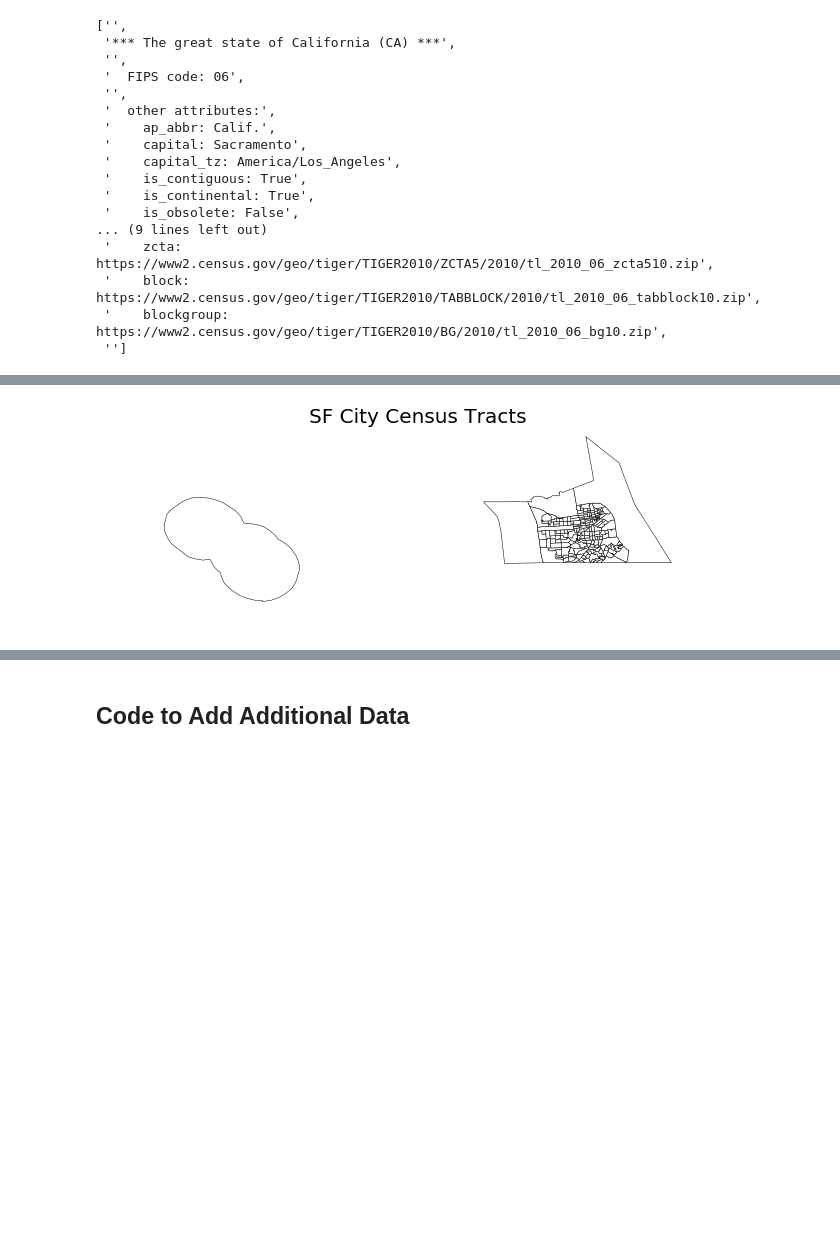
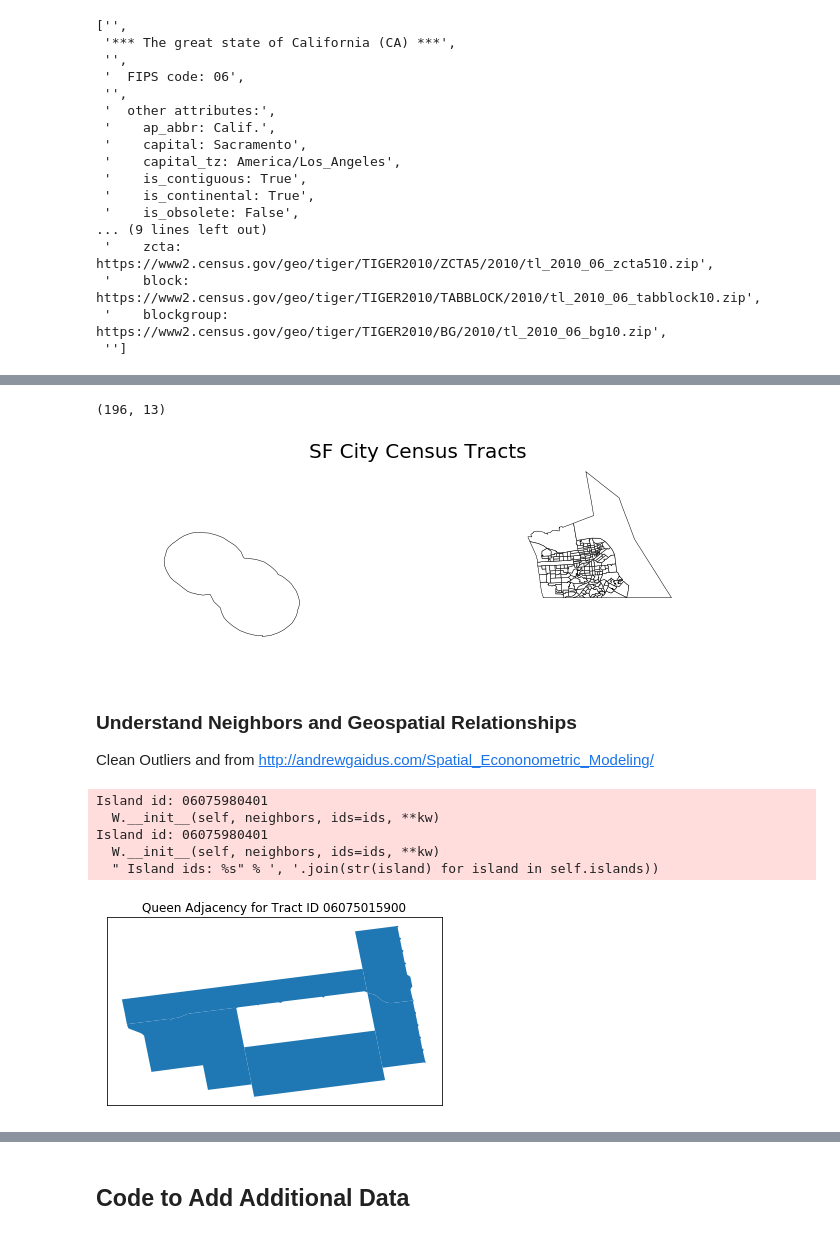
Before and after one commit to zhiwei-kou/sf-crime, a Jupyter notebook: code/python_modeling/0_Load_Spatial_Data_and_create_with_R.ipynb, the cells around one changed output, grey strips where cells are left out. Drawn from its saved outputs; the diff is of its cells as text; code cells hidden in the pictures; blank space fills up the shorter version.

Commit message:
adding python model and census file remove first line

```diff
--- a/code/python_modeling/0_Load_Spatial_Data_and_create_with_R.ipynb
+++ b/code/python_modeling/0_Load_Spatial_Data_and_create_with_R.ipynb
@@ -76,7 +60,7 @@ c = Census(config.api_secret)
 # %%
 import geopandas as gpd
-shapefile = gpd.read_file("tl_2010_06_tract10/tl_2010_06_tract10.shp")
-shapefile = shapefile.query("COUNTYFP10=='075'")
+shapefile0 = gpd.read_file("tl_2010_06_tract10/tl_2010_06_tract10.shp")
+shapefile = shapefile0.query("COUNTYFP10=='075' and ALAND10>0") # grab tracts with land
 shapefile.index = list(range(shapefile.shape[0])) # GEOID10 is match with R
-print(shapefile)
+shapefile.head(5)
 # %% [output]
@@ -100,3 +73,12 @@ print(shapefile)
+# %%
+shapefile.shape
+# %% [output]
+(196, 13)
+# %%
+clean_sf_tracts_link = "tl_2010_06_tract10/sf_census_tracts_basic"
+clean_sf_shp = clean_sf_tracts_link + ".shp"
+shapefile = gpd.GeoDataFrame(shapefile)
+shapefile.to_file(clean_sf_shp)
 # %%
 f, ax = plt.subplots(1, figsize=(10, 10))
 shapefile.plot(ax=ax, linewidth=0.5, color='white', edgecolor='black')
@@ -104,4 +86,30 @@ plt.title('SF City Census Tracts', fontsize=tfs)
 ax.set_axis_off()
 plt.show()
 # %% [output]
-[figure, old version]
+[figure, new version]
+# %% [markdown]
+### Understand Neighbors and Geospatial Relationships
+Clean Outliers and from http://andrewgaidus.com/Spatial_Econonometric_Modeling/
+# %%
+## need to add data and then can run this
+shapefile = shapefile.set_index('GEOID10')
+qW = lps.weights.Queen.from_shapefile(clean_sf_shp, 'GEOID10')
+rW = lps.weights.Rook.from_shapefile(clean_sf_shp, 'GEOID10')
+bW = lps.weights.w_difference(qW, rW, constrained=False)
+# %% [output]
+Island id: 06075980401
+  W.__init__(self, neighbors, ids=ids, **kw)
+Island id: 06075980401
+  W.__init__(self, neighbors, ids=ids, **kw)
+  " Island ids: %s" % ', '.join(str(island) for island in self.islands))
+# %%
+def plot_queen_neighbors(geoid, queen_matrix, data):
+    queen_neighs=queen_matrix.neighbors[geoid]
+    q=data.loc[queen_neighs].plot()
+    q.set_xticks([])
+    q.set_yticks([])
+    title=plt.title('Queen Adjacency for Tract ID ' + geoid)
+
+plot_queen_neighbors(geoid='06075015900', queen_matrix=qW, data=shapefile)
+# %% [output]
+[figure, added]
```
Also changed, not shown: parts of 33 cells of this notebook, 5 other files.
